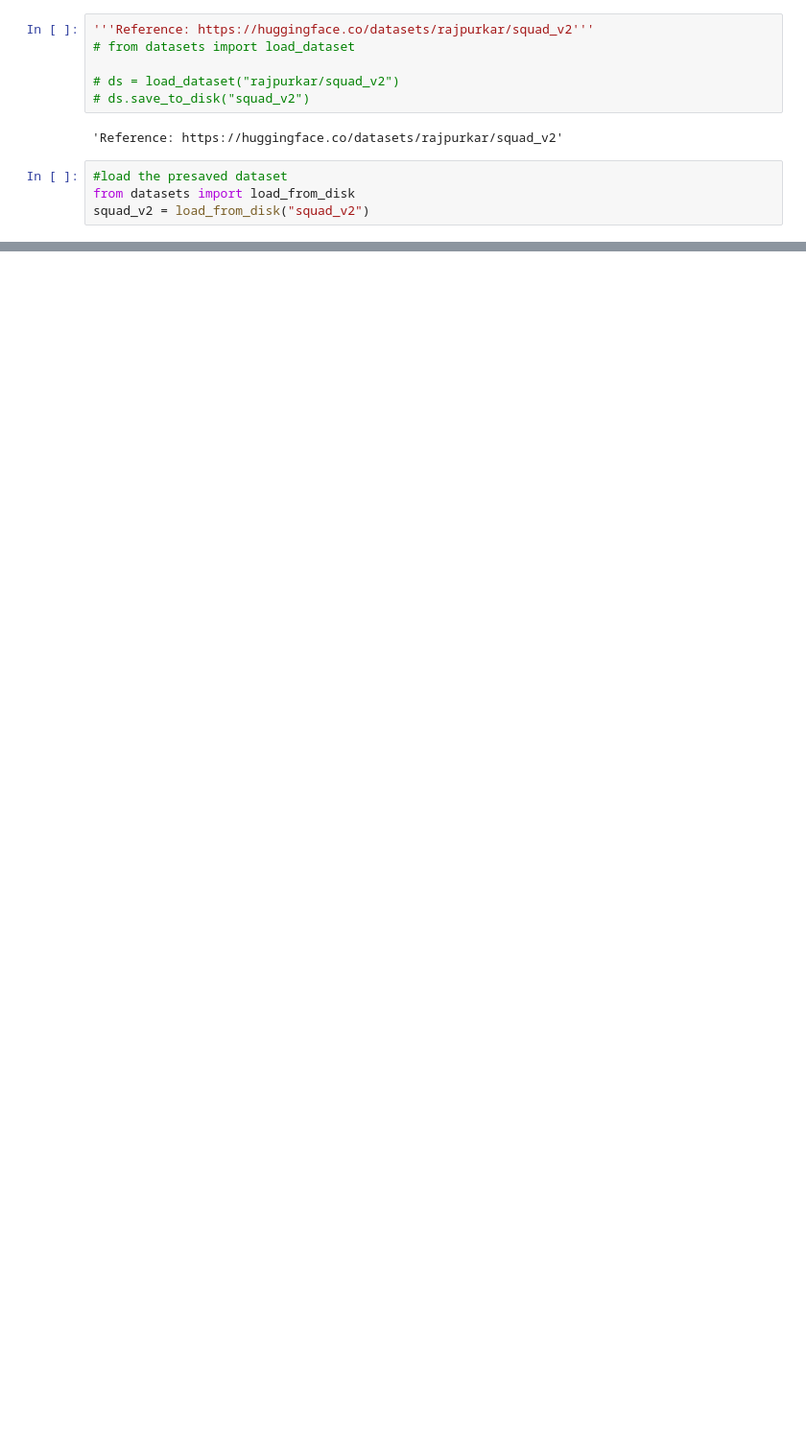
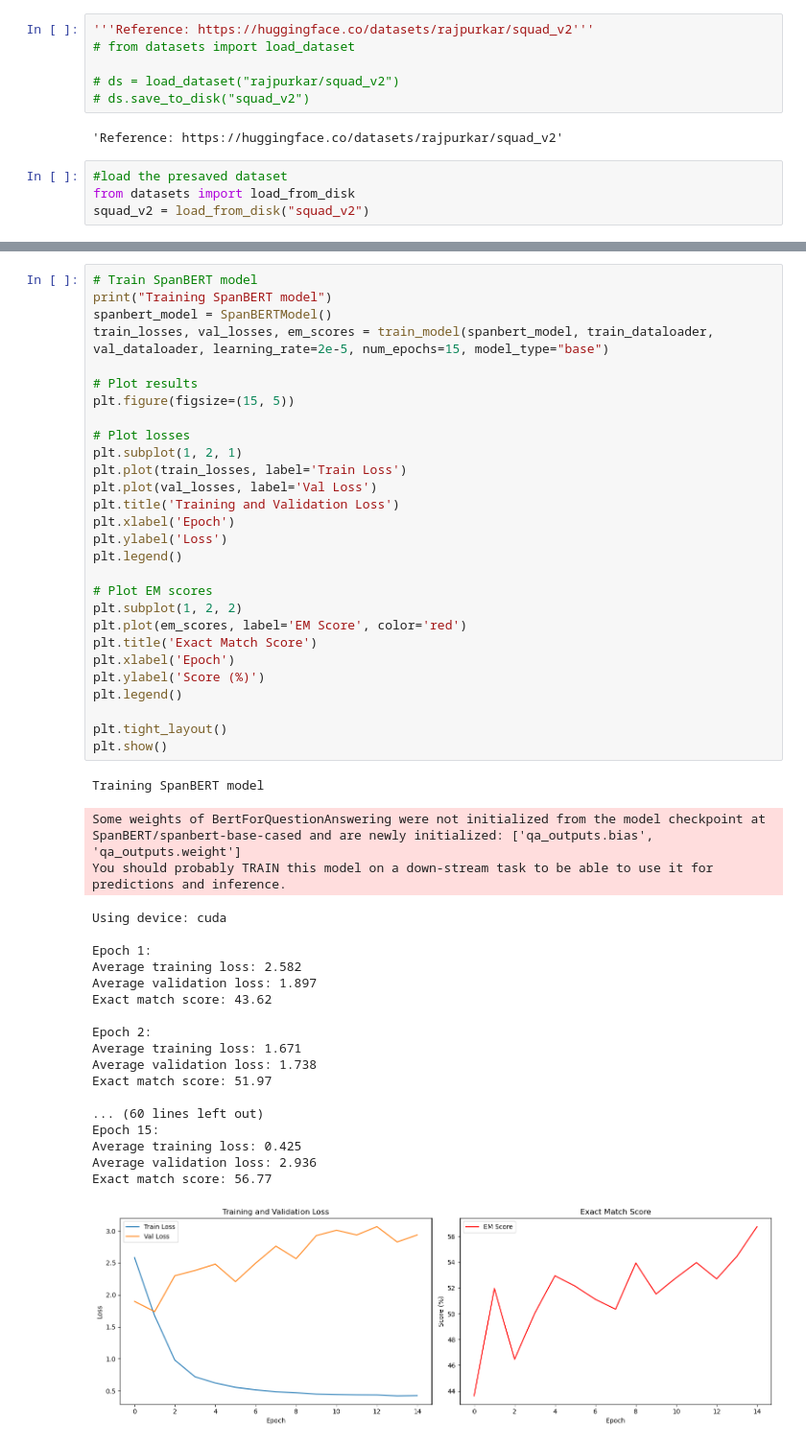
Before and after one commit to rishipendyala/CSE556-Natural-Language-Processing, a Jupyter notebook: Assignment_2/Task3/task3.ipynb, the cells around one changed output, grey strips where cells are left out. Shown: that part at 96% size. Drawn from its saved outputs; the diff is of its cells as text; blank space fills up the shorter version.

Commit message:
Task3 full

```diff
--- a/Assignment_2/Task3/task3.ipynb
+++ b/Assignment_2/Task3/task3.ipynb
@@ -409,0 +476,50 @@ Exact match score: 51.46%
+# %%
+# Train SpanBERT model
+print("Training SpanBERT model")
+spanbert_model = SpanBERTModel()
+train_losses, val_losses, em_scores = train_model(spanbert_model, train_dataloader, val_dataloader, learning_rate=2e-5, num_epochs=15, model_type="base")
+
+# Plot results
+plt.figure(figsize=(15, 5))
+
+# Plot losses
+plt.subplot(1, 2, 1)
+plt.plot(train_losses, label='Train Loss')
+plt.plot(val_losses, label='Val Loss')
+plt.title('Training and Validation Loss')
+plt.xlabel('Epoch')
+plt.ylabel('Loss')
+plt.legend()
+
+# Plot EM scores
+plt.subplot(1, 2, 2)
+plt.plot(em_scores, label='EM Score', color='red')
+plt.title('Exact Match Score')
+plt.xlabel('Epoch')
+plt.ylabel('Score (%)')
+plt.legend()
+
+plt.tight_layout()
+plt.show()
+# %% [output]
+Training SpanBERT model
+Some weights of BertForQuestionAnswering were not initialized from the model checkpoint at SpanBERT/spanbert-base-cased and are newly initialized: ['qa_outputs.bias', 'qa_outputs.weight']
+You should probably TRAIN this model on a down-stream task to be able to use it for predictions and inference.
+Using device: cuda
+
+Epoch 1:
+Average training loss: 2.582
+Average validation loss: 1.897
+Exact match score: 43.62
+
+Epoch 2:
+Average training loss: 1.671
+Average validation loss: 1.738
+Exact match score: 51.97
+
+... (60 lines left out)
+Epoch 15:
+Average training loss: 0.425
+Average validation loss: 2.936
+Exact match score: 56.77
+[figure, added]
```
Also changed, not shown: parts of 8 cells of this notebook, 2 other files.
